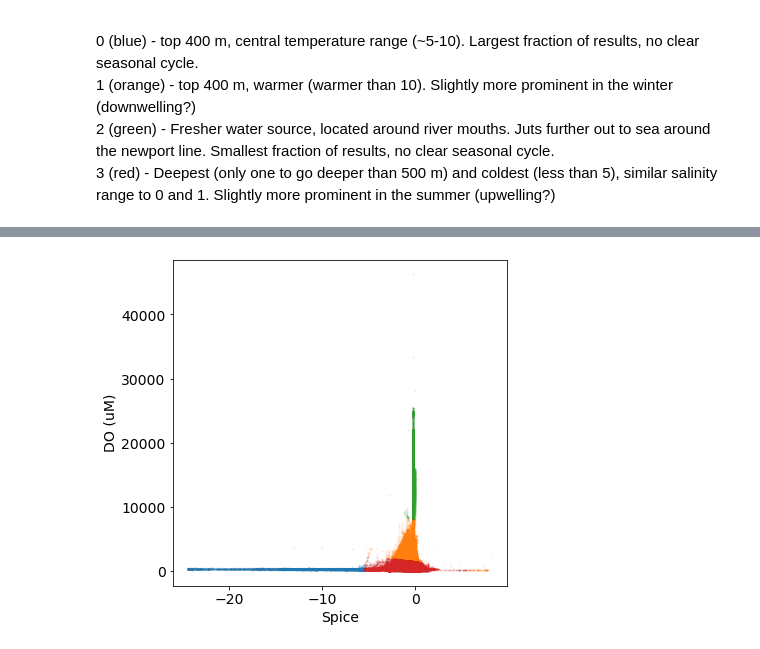
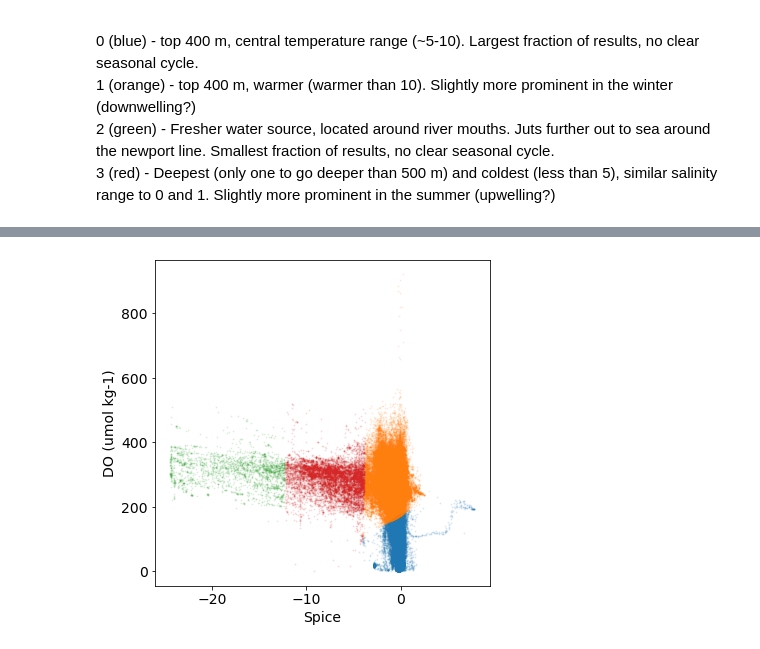
Before and after one commit to UBC-MOAD/analysis-becca, a Jupyter notebook: LiveOcean/tracers/clustering.ipynb, the cells around one changed output, grey strips where cells are left out. Drawn from its saved outputs; the diff is of its cells as text; code cells hidden in the pictures.

Commit message:
qa/qc PO4, updated clustering with cleaned data

```diff
--- a/LiveOcean/tracers/clustering.ipynb
+++ b/LiveOcean/tracers/clustering.ipynb
@@ -225,5 +179,5 @@ for i in range(N):
 # %%
-df_cluster = cluster('DO (uM)',N)
+df_cluster = cluster('DO (umol kg-1)',N)
 
 fig, ax = plt.subplots(1,4, figsize=(16, 5), subplot_kw={'projection': crs.Mercator(np.mean(xlim), *ylim)})
 
@@ -233,5 +187,5 @@ for i in range(N):
 fig, ax = plt.subplots(1,4,figsize=(13.5,4))
 
 for i in range(N):
-    z_cluster_plot(df_cluster, 'DO (uM)', i, ax[i], colours[i])
+    z_cluster_plot(df_cluster, 'DO (umol kg-1)', i, ax[i], colours[i])
 # %% [output]
@@ -514,5 +468,5 @@ time_cluster_plot(df_cluster)
 # %%
-keys = ['temperature (degC)', 'salinity (g kg-1)', 'DO (uM)']
+keys = ['temperature (degC)', 'salinity (g kg-1)', 'DO (umol kg-1)']
 df_cluster = multi_cluster(obs, keys, N)
 
 fig, ax = plt.subplots(1,4, figsize=(16, 5), subplot_kw={'projection': crs.Mercator(np.mean(xlim), *ylim)})
@@ -542,12 +496,12 @@ for i in range(N):
 fig, ax = plt.subplots(1,3,figsize = (12,4))
 for i in range(N):
     ax[0].scatter(df_cluster['salinity (g kg-1)'][df_cluster.Cluster == i],df_cluster['temperature (degC)'][df_cluster.Cluster == i],s=1,alpha=0.1,c=colours[i])
-    ax[1].scatter(df_cluster['salinity (g kg-1)'][df_cluster.Cluster == i],df_cluster['DO (uM)'][df_cluster.Cluster == i],s=1,alpha=0.1,c=colours[i])
-    ax[2].scatter(df_cluster['temperature (degC)'][df_cluster.Cluster == i],df_cluster['DO (uM)'][df_cluster.Cluster == i],s=1,alpha=0.1,c=colours[i])
+    ax[1].scatter(df_cluster['salinity (g kg-1)'][df_cluster.Cluster == i],df_cluster['DO (umol kg-1)'][df_cluster.Cluster == i],s=1,alpha=0.1,c=colours[i])
+    ax[2].scatter(df_cluster['temperature (degC)'][df_cluster.Cluster == i],df_cluster['DO (umol kg-1)'][df_cluster.Cluster == i],s=1,alpha=0.1,c=colours[i])
 
 ax[0].set_ylabel('Temperature')
-ax[1].set_ylabel('DO (uM)')
-ax[2].set_ylabel('DO (uM)')
+ax[1].set_ylabel('DO (umol kg-1)')
+ax[2].set_ylabel('DO (umol kg-1)')
 
 ax[0].set_xlabel('Salinity')
 ax[1].set_xlabel('Salinity')
@@ -573,5 +527,5 @@ All Nstar -ve which means that there is denitrification present (ie. Nstar sink)
 # %%
-keys = ['temperature (degC)', 'salinity (g kg-1)', 'Nstar']
+keys = ['temperature (degC)', 'salinity (g kg-1)', 'Nstar (umol kg-1)']
 df_cluster = multi_cluster(obs, keys, N)
 
 fig, ax = plt.subplots(1,4, figsize=(16, 5), subplot_kw={'projection': crs.Mercator(np.mean(xlim), *ylim)})
@@ -601,12 +555,12 @@ for i in range(N):
 fig, ax = plt.subplots(1,3,figsize = (12,4))
 for i in range(N):
     ax[0].scatter(df_cluster['salinity (g kg-1)'][df_cluster.Cluster == i],df_cluster['temperature (degC)'][df_cluster.Cluster == i],s=1,alpha=0.1,c=colours[i])
-    ax[1].scatter(df_cluster['salinity (g kg-1)'][df_cluster.Cluster == i],df_cluster['Nstar'][df_cluster.Cluster == i],s=1,alpha=0.1,c=colours[i])
-    ax[2].scatter(df_cluster['temperature (degC)'][df_cluster.Cluster == i],df_cluster['Nstar'][df_cluster.Cluster == i],s=1,alpha=0.1,c=colours[i])
+    ax[1].scatter(df_cluster['salinity (g kg-1)'][df_cluster.Cluster == i],df_cluster['Nstar (umol kg-1)'][df_cluster.Cluster == i],s=1,alpha=0.1,c=colours[i])
+    ax[2].scatter(df_cluster['temperature (degC)'][df_cluster.Cluster == i],df_cluster['Nstar (umol kg-1)'][df_cluster.Cluster == i],s=1,alpha=0.1,c=colours[i])
 
 ax[0].set_ylabel('Temperature')
-ax[1].set_ylabel('Nstar')
-ax[2].set_ylabel('Nstar')
+ax[1].set_ylabel('Nstar (umol kg-1)')
+ax[2].set_ylabel('Nstar (umol kg-1)')
 
 ax[0].set_xlabel('Salinity')
 ax[1].set_xlabel('Salinity')
@@ -631,5 +583,5 @@ time_cluster_plot(df_cluster)
 # %%
-keys = ['DO (uM)', 'spice']
+keys = ['DO (umol kg-1)', 'spice']
 df_cluster = multi_cluster(obs, keys, N)
 
 fig, ax = plt.subplots(1,4, figsize=(16, 5), subplot_kw={'projection': crs.Mercator(np.mean(xlim), *ylim)})
@@ -652,8 +604,8 @@ for i in range(N):
 # property property
 fig, ax = plt.subplots(1,1,figsize = (6,6))
 for i in range(N):
-    ax.scatter(df_cluster['spice'][df_cluster.Cluster == i],df_cluster['DO (uM)'][df_cluster.Cluster == i],s=1,alpha=0.1,c=colours[i])
-ax.set_ylabel('DO (uM)')
+    ax.scatter(df_cluster['spice'][df_cluster.Cluster == i],df_cluster['DO (umol kg-1)'][df_cluster.Cluster == i],s=1,alpha=0.1,c=colours[i])
+ax.set_ylabel('DO (umol kg-1)')
 ax.set_xlabel('Spice')
 
 
@@ -665 +617 @@ time_cluster_plot(df_cluster)
-[figure, old version]
+[figure, new version]
```
Also changed, not shown: parts of 30 cells of this notebook, 2 other files.
